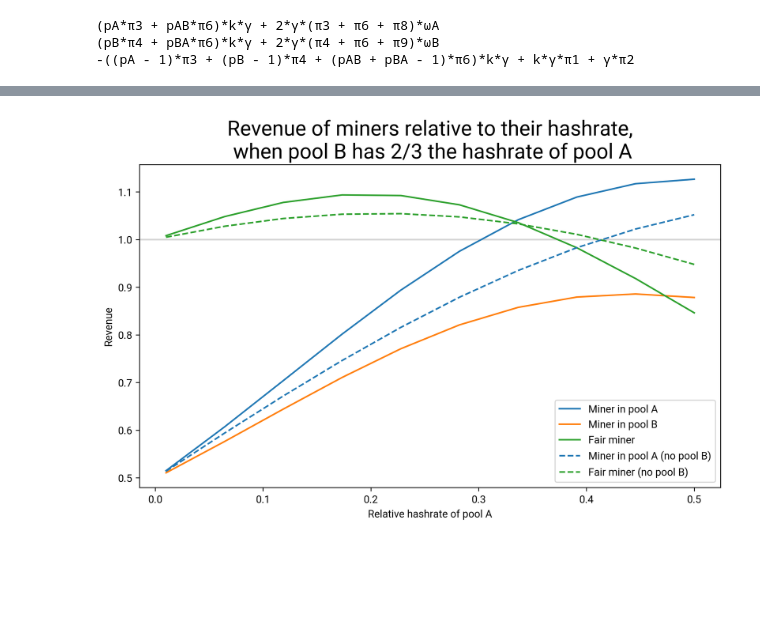
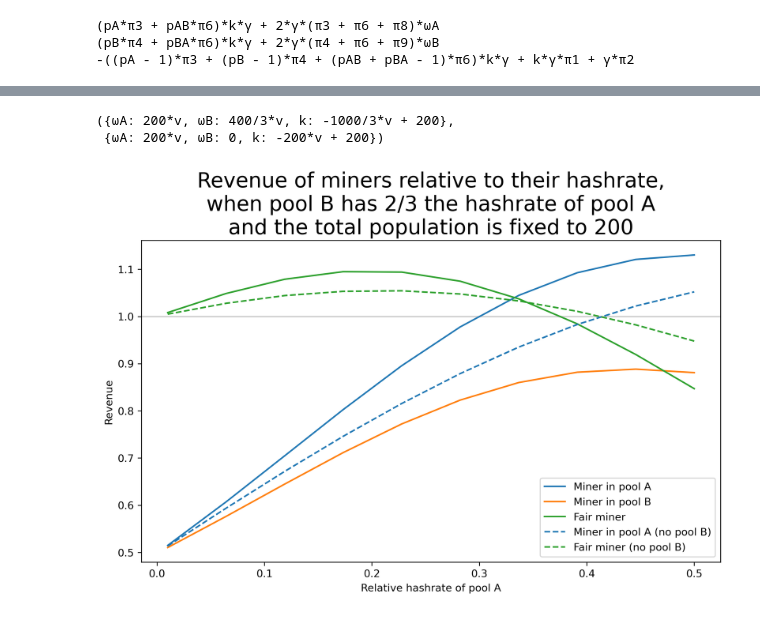
Before and after one commit to JonM0/pepa-selfish-mining, a Jupyter notebook: ctmc.ipynb, the cells around one changed output, grey strips where cells are left out. Drawn from its saved outputs; the diff is of its cells as text; code cells hidden in the pictures; blank space fills up the shorter version.

Commit message:
Improve graph

```diff
--- a/ctmc.ipynb
+++ b/ctmc.ipynb
@@ -43,18 +43,30 @@ pi.subs(par | {omegaA: 100, omegaB: 0})
 revenue_msA = poolA_revenue(pi) / omegaA
 revenue_msB = poolB_revenue(pi) / omegaB
 revenue_mF = fair_revenue(pi) / k
+# %%
+tot = 200
+v = var('v')
+
+[s_ratio] = solve([k + omegaA + omegaB == tot,
+                   omegaA == v * tot,
+                   omegaB == 2/3 * omegaA],
+                  [omegaA, omegaB, k], solution_dict=True)
+[s_og] = solve([k + omegaA + omegaB == tot,
+                omegaA == v * tot,
+                omegaB == 0],
+               [omegaA, omegaB, k], solution_dict=True)
+
+s_ratio, s_og
+# %% [output]
+({ωA: 200*v, ωB: 400/3*v, k: -1000/3*v + 200},
+ {ωA: 200*v, ωB: 0, k: -200*v + 200})
 # %%
-tot = 200
-v = var('v')
-s = par | rp | {omegaA: v * tot,
-                omegaB: v / 1.5 * tot,
-                k: (1 - v * 1.66) * tot}
-f_sa = revenue_msA.subs(s)
-f_sb = revenue_msB.subs(s)
-f_f = revenue_mF.subs(s)
-s_og = s | {omegaB: 0, k: (1-v)*tot}
-f_sa_og = revenue_msA.subs(s_og)
-f_f_og = revenue_mF.subs(s_og)
+f_sa = revenue_msA.subs(par | rp | s_ratio)
+f_sb = revenue_msB.subs(par | rp | s_ratio)
+f_f = revenue_mF.subs(par | rp | s_ratio)
+
+f_sa_og = revenue_msA.subs(par | rp | s_og)
+f_f_og = revenue_mF.subs(par | rp | s_og)
 
 x_values = np.linspace(0.01, 0.5, 10)
 y_values_sa = np.array([f_sa.subs({v: x}) for x in x_values])
@@ -65,20 +77,20 @@ y_values_f_og = np.array([f_f_og.subs({v: x}) for x in x_values])
 # %%
 fig, ax = plt.subplots(figsize=(10, 5.7))
 
 ax.axhline(y=1, color='lightgray')
 
 ax.plot(x_values, y_values_sa*tot, label='Miner in pool A', color='tab:blue')
 ax.plot(x_values, y_values_sb*tot, label='Miner in pool B', color='tab:orange')
 ax.plot(x_values, y_values_f*tot, label='Fair miner', color='tab:green')
 ax.plot(x_values, y_values_sa_og*tot, label='Miner in pool A (no pool B)', linestyle='--', color='tab:blue')
 ax.plot(x_values, y_values_f_og*tot, label='Fair miner (no pool B)', linestyle='--', color='tab:green')
 
 
-ax.set_title('Revenue of miners relative to their hashrate,\n when pool B has 2/3 the hashrate of pool A', fontsize=20)
+ax.set_title('Revenue of miners relative to their hashrate,\nwhen pool B has 2/3 the hashrate of pool A\nand the total population is fixed to 200', fontsize=20)
 ax.set_xlabel('Relative hashrate of pool A')
 ax.set_ylabel('Revenue')
 ax.legend()
 
 pass
 # %% [output]
-[figure, old version]
+[figure, new version]
```
Also changed, not shown: parts of 3 cells of this notebook.
